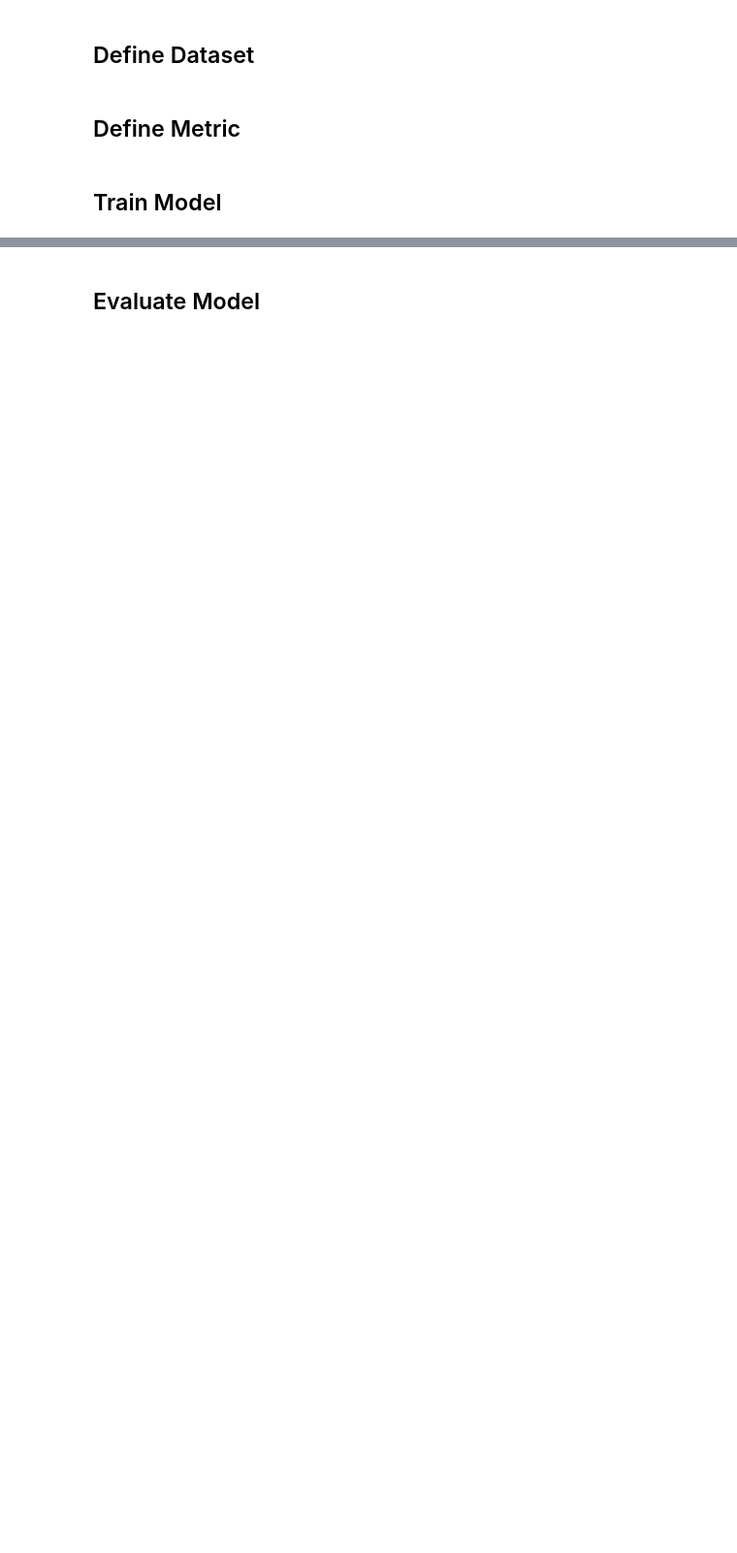
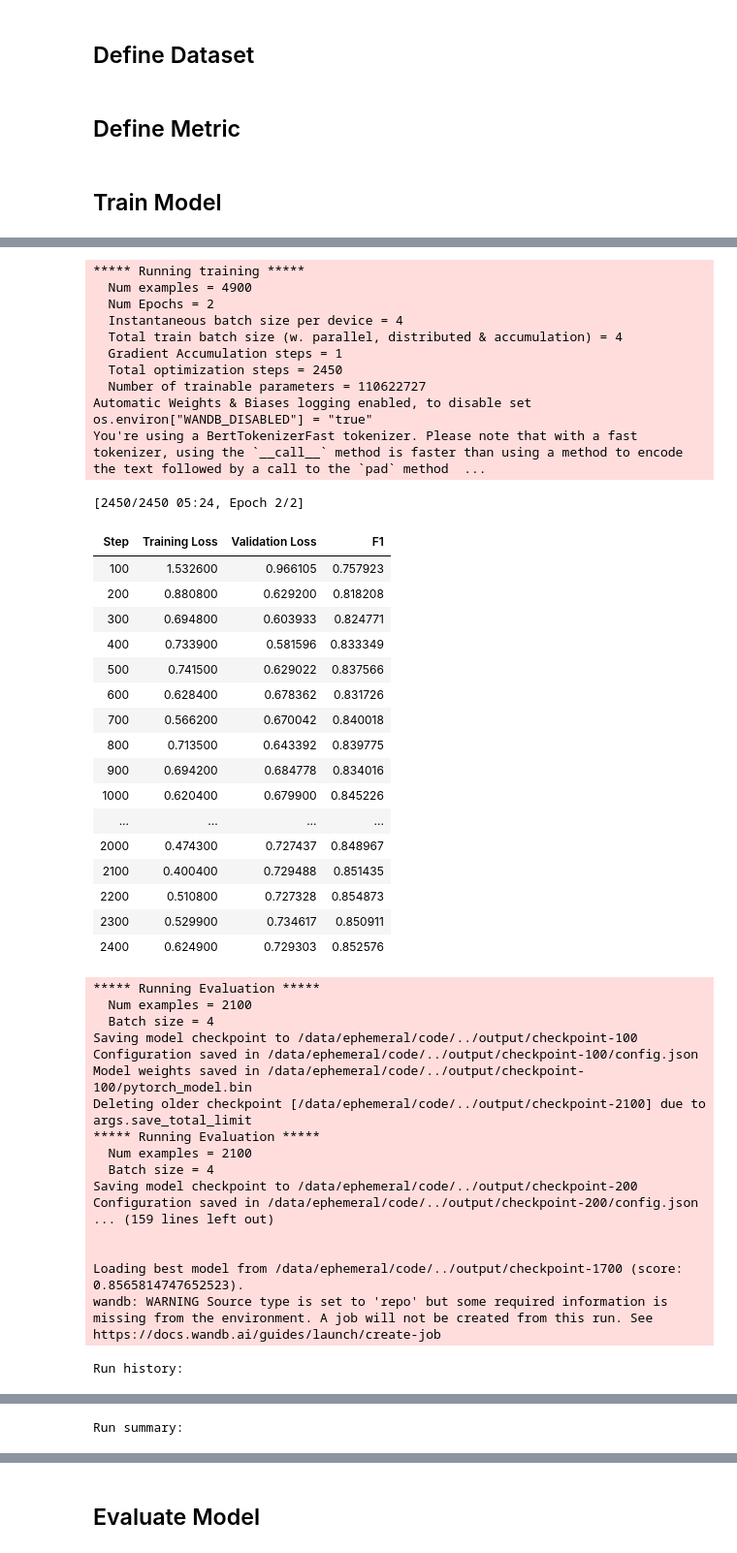
Before and after one commit to boostcampaitech6/level2-nlp-datacentric-nlp-05, a Jupyter notebook: code/baseline_code.ipynb, the cells around one changed output, grey strips where cells are left out. Shown at 97% size. Drawn from its saved outputs; the diff is of its cells as text; code cells hidden in the pictures; blank space fills up the shorter version.

```diff
--- a/code/baseline_code.ipynb
+++ b/code/baseline_code.ipynb
@@ -46,6 +65,7 @@ tokenizer = AutoTokenizer.from_pretrained(model_name)
 ## Define Dataset
 # %%
 data = pd.read_csv(os.path.join(DATA_DIR, 'train.csv'))
+data = data_preprocess(data)    # data_preprocess 적용
 dataset_train, dataset_valid = train_test_split(data, test_size=0.3, stratify=data['target'],random_state=SEED)
 # %%
 class BERTDataset(Dataset):
@@ -131,3 +165,51 @@ trainer = Trainer(
 )
 # %%
 trainer.train()
+wandb.finish()
+# %% [output]
+***** Running training *****
+  Num examples = 4900
+  Num Epochs = 2
+  Instantaneous batch size per device = 4
+  Total train batch size (w. parallel, distributed & accumulation) = 4
+  Gradient Accumulation steps = 1
+  Total optimization steps = 2450
+  Number of trainable parameters = 110622727
+Automatic Weights & Biases logging enabled, to disable set os.environ["WANDB_DISABLED"] = "true"
+You're using a BertTokenizerFast tokenizer. Please note that with a fast tokenizer, using the `__call__` method is faster than using a method to encode the text followed by a call to the `pad` method  ...
+[2450/2450 05:24, Epoch 2/2]
+| Step | Training Loss | Validation Loss | F1 |
+| 100 | 1.532600 | 0.966105 | 0.757923 |
+| 200 | 0.880800 | 0.629200 | 0.818208 |
+| 300 | 0.694800 | 0.603933 | 0.824771 |
+| 400 | 0.733900 | 0.581596 | 0.833349 |
+| 500 | 0.741500 | 0.629022 | 0.837566 |
+| 600 | 0.628400 | 0.678362 | 0.831726 |
+| 700 | 0.566200 | 0.670042 | 0.840018 |
+| 800 | 0.713500 | 0.643392 | 0.839775 |
+| 900 | 0.694200 | 0.684778 | 0.834016 |
+| 1000 | 0.620400 | 0.679900 | 0.845226 |
+| ... | ... | ... | ... |
+| 2000 | 0.474300 | 0.727437 | 0.848967 |
+| 2100 | 0.400400 | 0.729488 | 0.851435 |
+| 2200 | 0.510800 | 0.727328 | 0.854873 |
+| 2300 | 0.529900 | 0.734617 | 0.850911 |
+| 2400 | 0.624900 | 0.729303 | 0.852576 |
+***** Running Evaluation *****
+  Num examples = 2100
+  Batch size = 4
+Saving model checkpoint to /data/ephemeral/code/../output/checkpoint-100
+Configuration saved in /data/ephemeral/code/../output/checkpoint-100/config.json
+Model weights saved in /data/ephemeral/code/../output/checkpoint-100/pytorch_model.bin
+Deleting older checkpoint [/data/ephemeral/code/../output/checkpoint-2100] due to args.save_total_limit
+***** Running Evaluation *****
+  Num examples = 2100
+  Batch size = 4
+Saving model checkpoint to /data/ephemeral/code/../output/checkpoint-200
+Configuration saved in /data/ephemeral/code/../output/checkpoint-200/config.json
+... (159 lines left out)
+
+
+Loading best model from /data/ephemeral/code/../output/checkpoint-1700 (score: 0.8565814747652523).
+wandb: WARNING Source type is set to 'repo' but some required information is missing from the environment. A job will not be created from this run. See https://docs.wandb.ai/guides/launch/create-job
+Run history:
@@ -133,0 +230 @@ trainer.train()
+Run summary:
```
Also changed, not shown: parts of 5 cells of this notebook, 1 other file.
